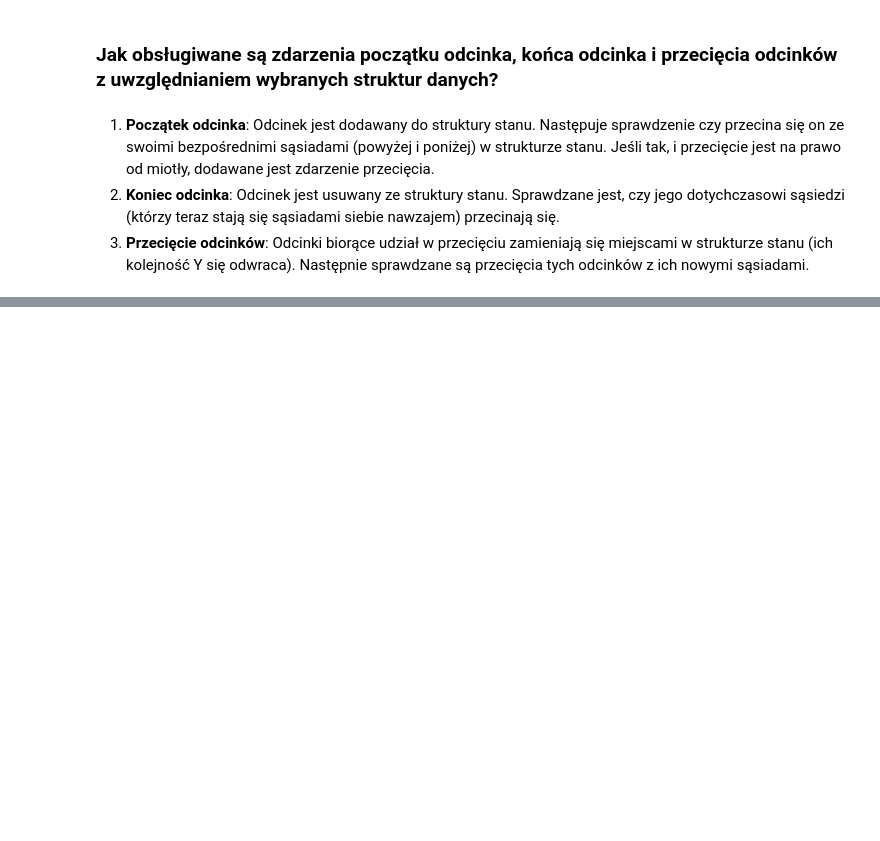
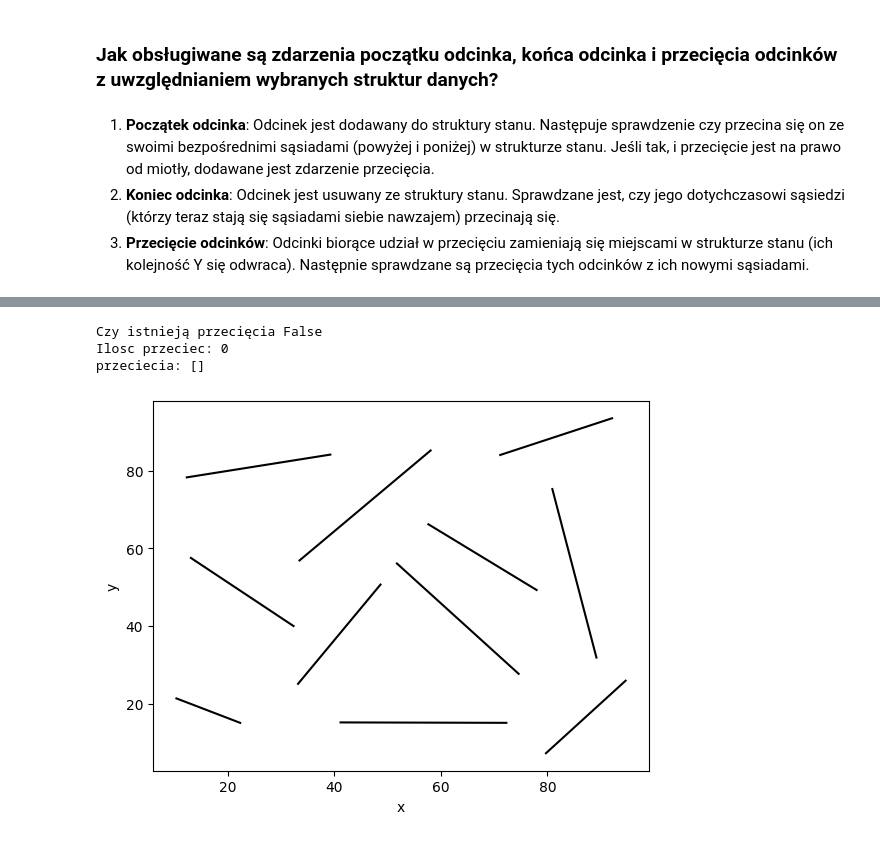
Before and after one commit to mateuszstoch/AGH, a Jupyter notebook: Algorytmy_Geometryczne/bitalg/lab4/main.ipynb, the cells around one changed output, grey strips where cells are left out. Drawn from its saved outputs; the diff is of its cells as text; code cells hidden in the pictures; blank space fills up the shorter version.

```diff
--- a/Algorytmy_Geometryczne/bitalg/lab4/main.ipynb
+++ b/Algorytmy_Geometryczne/bitalg/lab4/main.ipynb
@@ -547 +560,16 @@ Tak, w funkcji `find_intersections` zaimplementowano mechanizmy zapobiegające d
+# %%
+intersections = find_intersections(section1)
+print(f'Czy istnieją przecięcia {is_intersection(section1)}')
+print(f'Ilosc przeciec: {len(intersections)}')
+print(f'przeciecia: {intersections}')
+vis = Visualizer()
+vis.add_line_segment(section1,color="black")
+for intersection in intersections:
+    vis.add_point(intersection[0],color="red")
+vis.show()
+# %% [output]
+Czy istnieją przecięcia False
+Ilosc przeciec: 0
+przeciecia: []
+[figure, added]
 # %%
```
Also changed, not shown: parts of 28 cells of this notebook, 16 other files.
